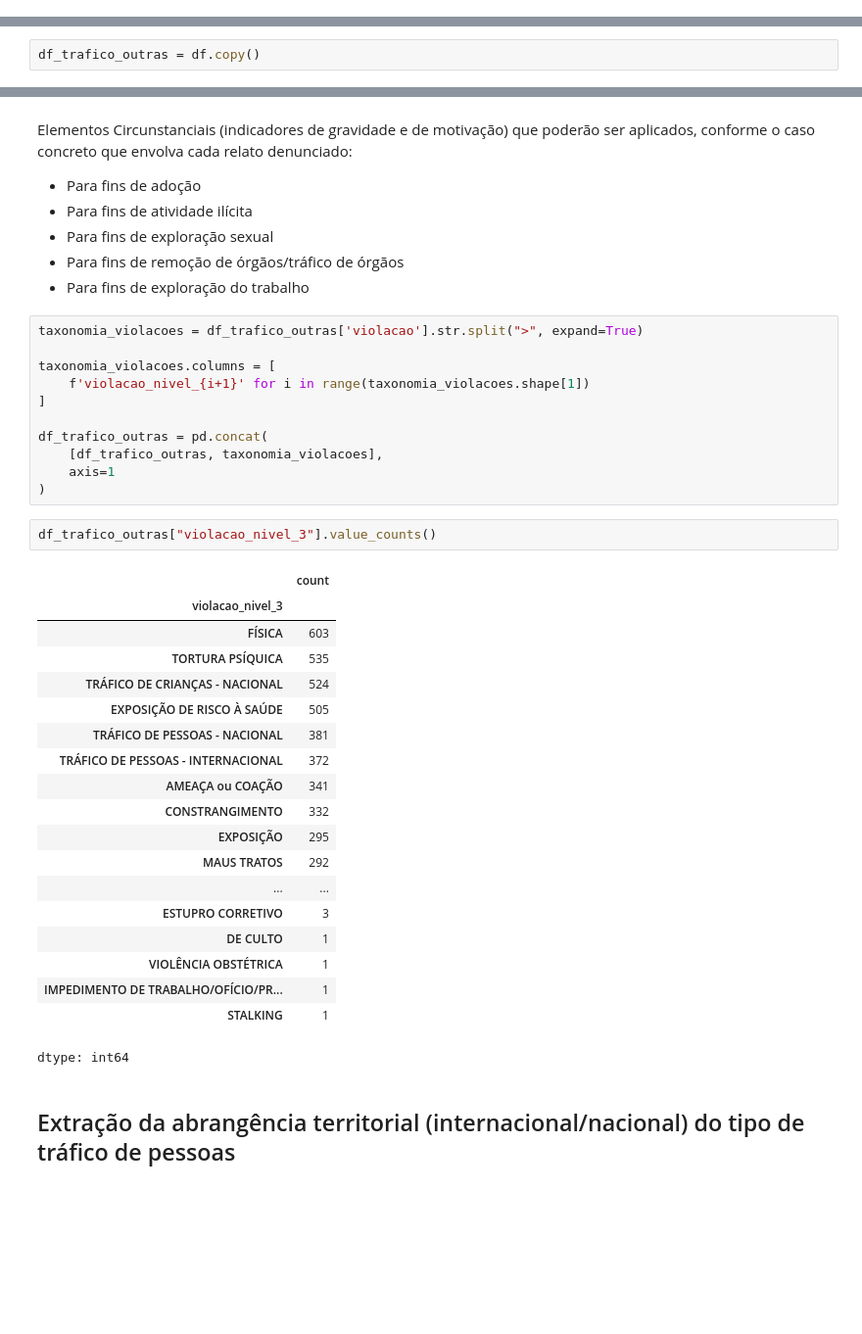
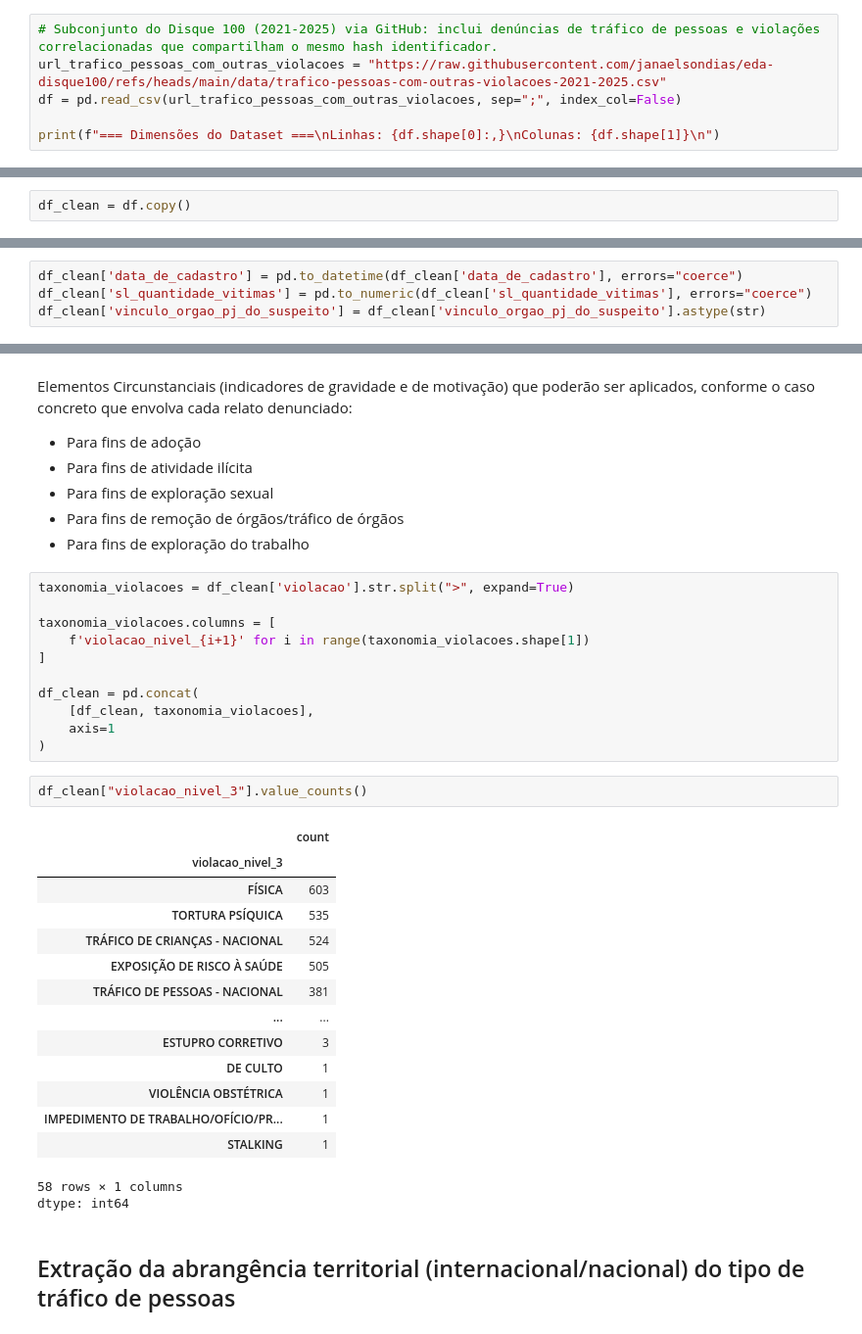
Before and after one commit to janaelsonalves/human-trafficking-analysis, a Jupyter notebook: Human_Trafficking_Patterns_and_Trends_Insights__Disque_100_Hotline.ipynb, the cells around one changed output, grey strips where cells are left out. Shown at 98% size. Saved outputs shown, nothing was run; the diff lists cells and outputs as text; blank space fills up the shorter version.

```diff
--- a/Human_Trafficking_Patterns_and_Trends_Insights__Disque_100_Hotline.ipynb
+++ b/Human_Trafficking_Patterns_and_Trends_Insights__Disque_100_Hotline.ipynb
@@ -181,0 +82,6 @@ df.head()
+# %%
+# Subconjunto do Disque 100 (2021-2025) via GitHub: inclui denúncias de tráfico de pessoas e violações correlacionadas que compartilham o mesmo hash identificador.
+url_trafico_pessoas_com_outras_violacoes = "https://raw.githubusercontent.com/janaelsondias/eda-disque100/refs/heads/main/data/trafico-pessoas-com-outras-violacoes-2021-2025.csv"
+df = pd.read_csv(url_trafico_pessoas_com_outras_violacoes, sep=";", index_col=False)
+
+print(f"=== Dimensões do Dataset ===\nLinhas: {df.shape[0]:,}\nColunas: {df.shape[1]}\n")
@@ -238,2 +161,2 @@ df.select_dtypes(include=np.number)
 # %%
-df_trafico_outras = df.copy()
+df_clean = df.copy()
@@ -239,0 +255,4 @@ df_trafico_outras = df.copy()
+# %%
+df_clean['data_de_cadastro'] = pd.to_datetime(df_clean['data_de_cadastro'], errors="coerce")
+df_clean['sl_quantidade_vitimas'] = pd.to_numeric(df_clean['sl_quantidade_vitimas'], errors="coerce")
+df_clean['vinculo_orgao_pj_do_suspeito'] = df_clean['vinculo_orgao_pj_do_suspeito'].astype(str)
@@ -473,37 +660,33 @@ Elementos Circunstanciais (indicadores de gravidade e de motivação) que poder
 - Para fins de remoção de órgãos/tráfico de órgãos
 - Para fins de exploração do trabalho
 # %%
-taxonomia_violacoes = df_trafico_outras['violacao'].str.split(">", expand=True)
+taxonomia_violacoes = df_clean['violacao'].str.split(">", expand=True)
 
 taxonomia_violacoes.columns = [
     f'violacao_nivel_{i+1}' for i in range(taxonomia_violacoes.shape[1])
 ]
 
-df_trafico_outras = pd.concat(
-    [df_trafico_outras, taxonomia_violacoes],
+df_clean = pd.concat(
+    [df_clean, taxonomia_violacoes],
     axis=1
 )
 # %%
-df_trafico_outras["violacao_nivel_3"].value_counts()
+df_clean["violacao_nivel_3"].value_counts()
 # %% [output]
 |  | count |
 | violacao_nivel_3 |  |
 | FÍSICA | 603 |
 | TORTURA PSÍQUICA | 535 |
 | TRÁFICO DE CRIANÇAS - NACIONAL | 524 |
 | EXPOSIÇÃO DE RISCO À SAÚDE | 505 |
 | TRÁFICO DE PESSOAS - NACIONAL | 381 |
-| TRÁFICO DE PESSOAS - INTERNACIONAL | 372 |
-| AMEAÇA ou COAÇÃO | 341 |
-| CONSTRANGIMENTO | 332 |
-| EXPOSIÇÃO | 295 |
-| MAUS TRATOS | 292 |
 | ... | ... |
 | ESTUPRO CORRETIVO | 3 |
 | DE CULTO | 1 |
 | VIOLÊNCIA OBSTÉTRICA | 1 |
 | IMPEDIMENTO DE TRABALHO/OFÍCIO/PR... | 1 |
 | STALKING | 1 |
+58 rows × 1 columns
 dtype: int64
 # %% [markdown]
 ## Extração da abrangência territorial (internacional/nacional) do tipo de tráfico de pessoas
```
Also changed, not shown: parts of 52 cells of this notebook.
